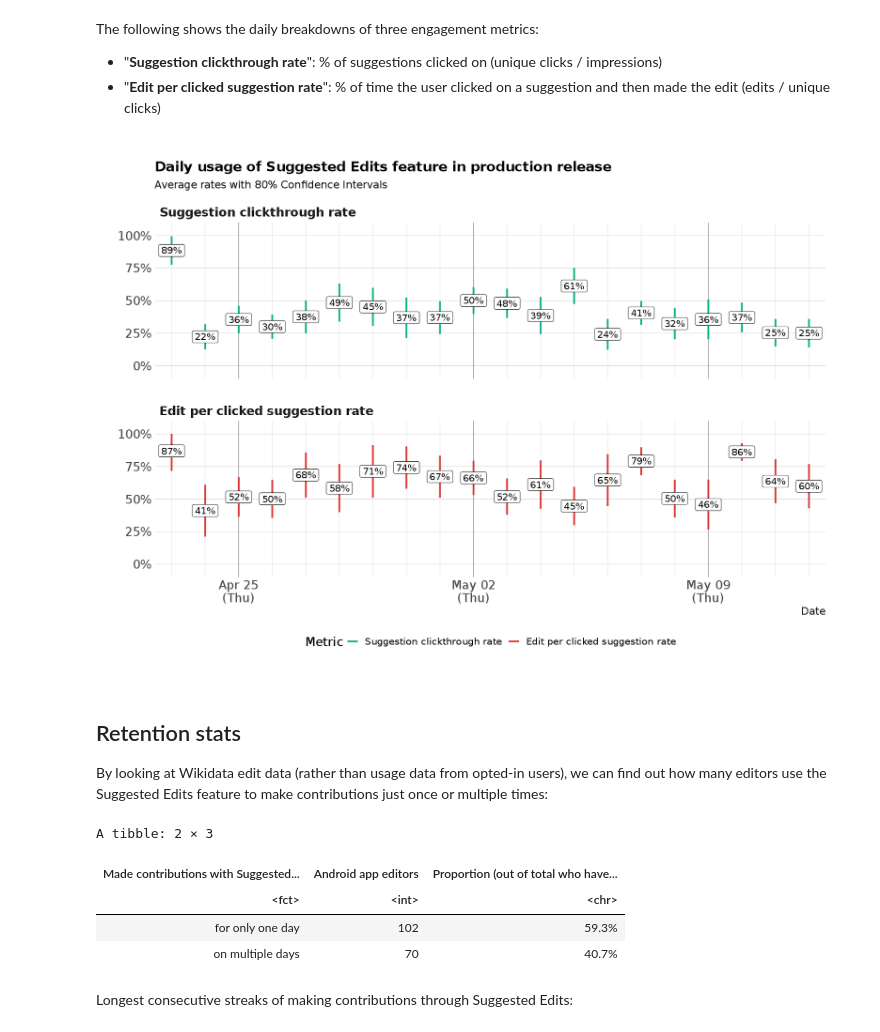
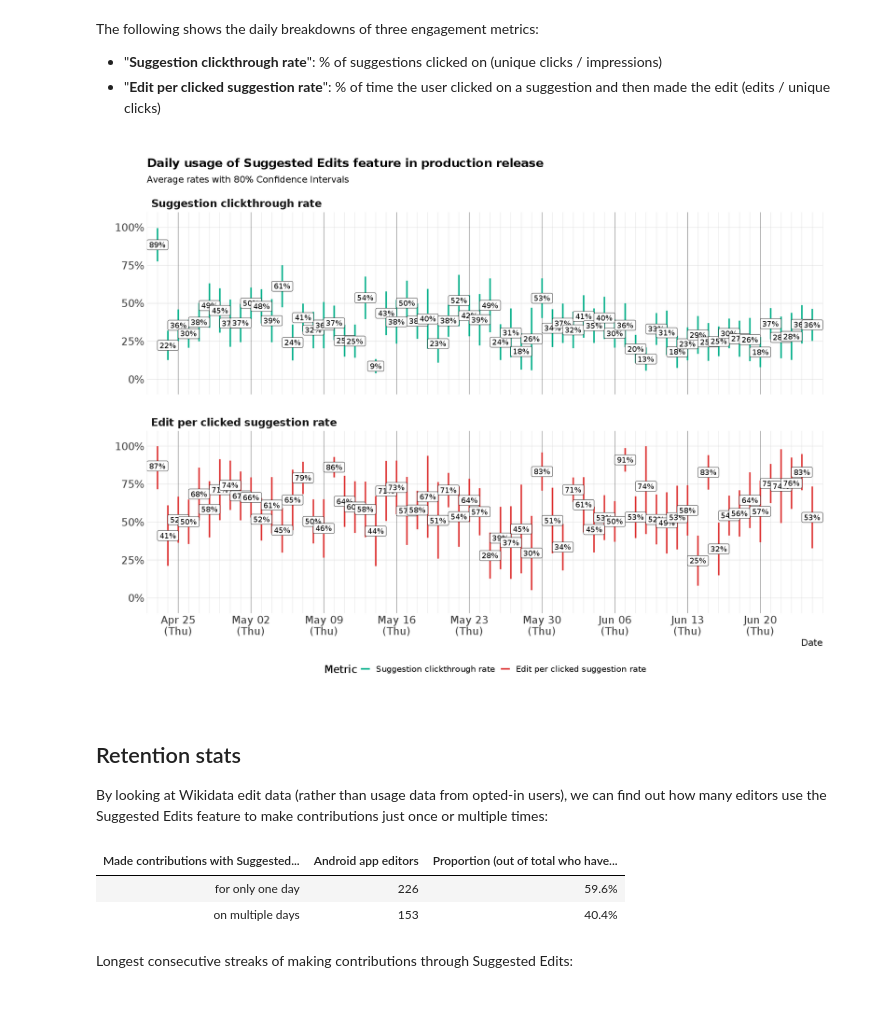
Before and after one commit to bearloga/wmf-android-suggested-edits, a Jupyter notebook: suggested-edits-v1.ipynb, the cells around one changed output. Cells and saved outputs as stored; diff of their text form; code cells hidden in the pictures; blank space fills up the shorter version.

```diff
--- a/suggested-edits-v1.ipynb
+++ b/suggested-edits-v1.ipynb
@@ -643,37 +634,37 @@ tidy_rates <- daily_stats %>%
     spread(key, value, fill = 0) %>%
     mutate(metric = factor(metric, c("clickthrough", "success", "edit"), c("Suggestion clickthrough rate", "Edit per clicked suggestion rate", "Edit per suggestion rate")))
 # %%
-options(repr.plot.width = 14, repr.plot.height = 10)
+options(repr.plot.width = 16, repr.plot.height = 12)
 rate_colors <- c(
     "Edit per clicked suggestion rate" = "#dd3333",
     "Edit per suggestion rate" = "#ac6600",
     "Suggestion clickthrough rate" = "#00af89"
 )
 tidy_rates %>%
-    # keep_where(release == "Production release") %>%
+    keep_where(date >= usage_date_range[1] & date <= usage_date_range[2]) %>%
     ggplot() +
     geom_segment(aes(x = date, xend = date, y = lower, yend = upper, color = metric), size = 1.1) +
     # geom_ribbon(aes(x = date, ymin = lower, ymax = upper, fill = metric), alpha = 0.25) +
     # geom_line(aes(x = date, y = middle, color = metric)) +
-    geom_label(aes(x = date, y = middle, label = sprintf("%.0f%%", 100 * middle)), size = 4.5) +
+    geom_label(aes(x = date, y = middle, label = sprintf("%.0f%%", 100 * middle)), size = 4) +
     scale_color_manual(values = rate_colors) +
     scale_fill_manual(values = rate_colors) +
     scale_y_continuous(labels = scales::percent, limits = c(0, 1), expand = c(0, 0.1)) +
-    scale_x_date(expand = c(0, 0.5), date_breaks = "7 day", date_minor_breaks = "1 day", date_labels = "%b %d\n(%a)") +
+    scale_x_date(expand = c(0, 1), date_breaks = "7 day", date_minor_breaks = "1 day", date_labels = "%b %d\n(%a)") +
     coord_cartesian(xlim = usage_date_range) +
     facet_wrap(~ metric, ncol = 1) +
     hrbrthemes::theme_ipsum("DejaVu Sans", base_size = 16, strip_text_face = "bold",
                             caption_size = 12, axis_title_size = 14, subtitle_size = 14, strip_text_size = 16) +
     theme(legend.position = "bottom", panel.grid.minor.y = element_blank(),
           panel.grid.major.x = element_line(color = "gray10")) +
     labs(
         title = "Daily usage of Suggested Edits feature in production release",
         # subtitle = "Median per-user rates, along with 10th and 90th percentiles",
         subtitle = "Average rates with 80% Confidence Intervals",
         x = "Date", y = NULL, color = "Metric", fill = "Metric"
     )
 # %% [output]
-[figure, old version]
+[figure, new version]
 # %% [markdown]
 ## Retention stats
 
@@ -681,7 +672,7 @@ By looking at Wikidata edit data (rather than usage data from opted-in users), w
 # %%
 editor_data %>%
     keep_where(suggested_edits > 0) %>%
-    group_by(user_id) %>%
+    group_by(user_name) %>%
     summarize(returned = n() > 1) %>%
     dplyr::count(returned) %>%
     mutate(returned = factor(
@@ -694,13 +685,12 @@ editor_data %>%
         `Made contributions with Suggested Edits (SE)` = returned,
         `Android app editors` = n,
         `Proportion (out of total who have contributed with SE at least once)` = prop
-    )
+    ) %>%
+    to_html(align = "r")
 # %% [output]
-A tibble: 2 × 3
 | Made contributions with Suggested... | Android app editors | Proportion (out of total who have... |
-| <fct> | <int> | <chr> |
-| for only one day | 102 | 59.3% |
-| on multiple days | 70 | 40.7% |
+| for only one day | 226 | 59.6% |
+| on multiple days | 153 | 40.4% |
 # %%
 consecutive_streaks <- editor_data %>%
     keep_where(suggested_edits > 0) %>%
```
Also changed, not shown: parts of 24 cells of this notebook, 11 other files.
